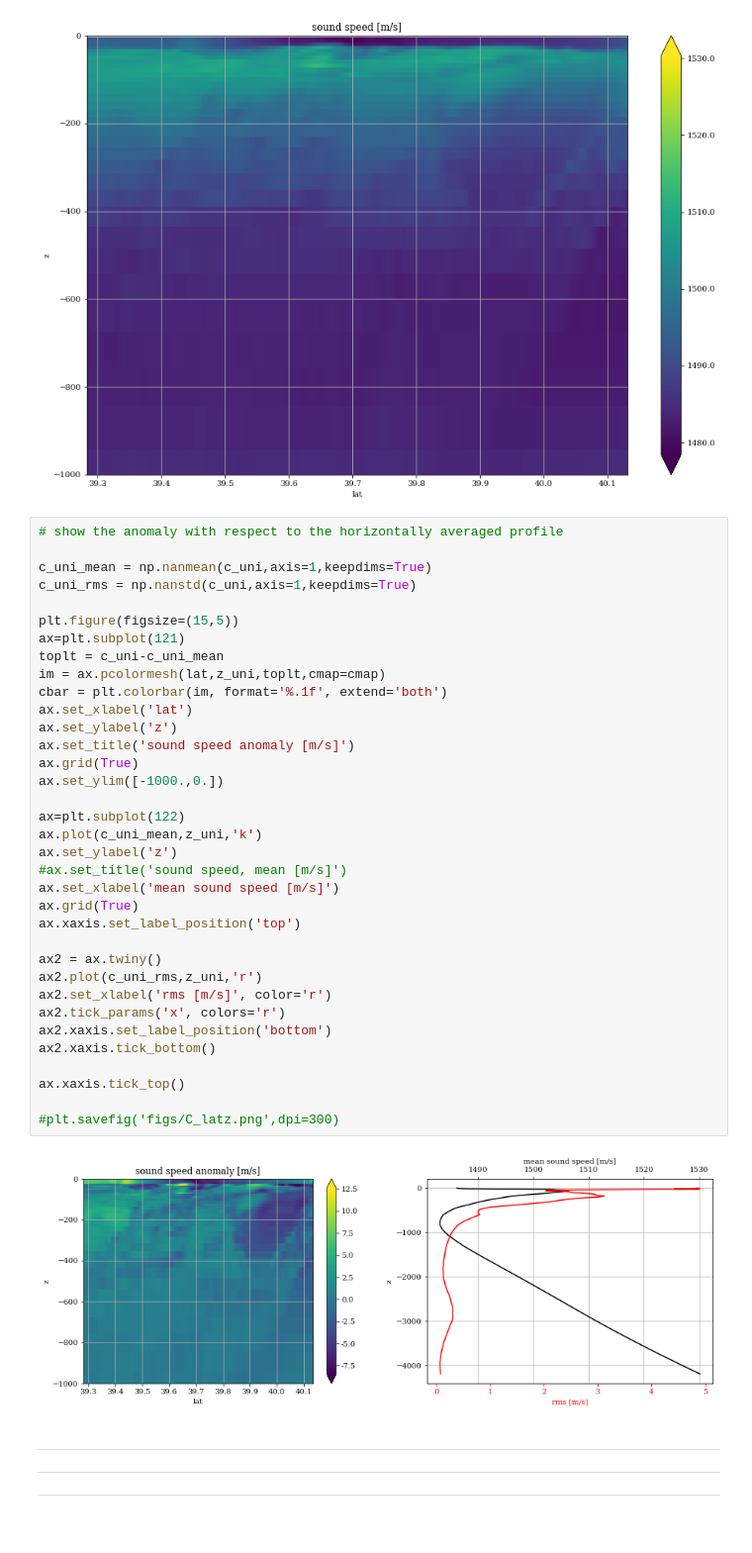
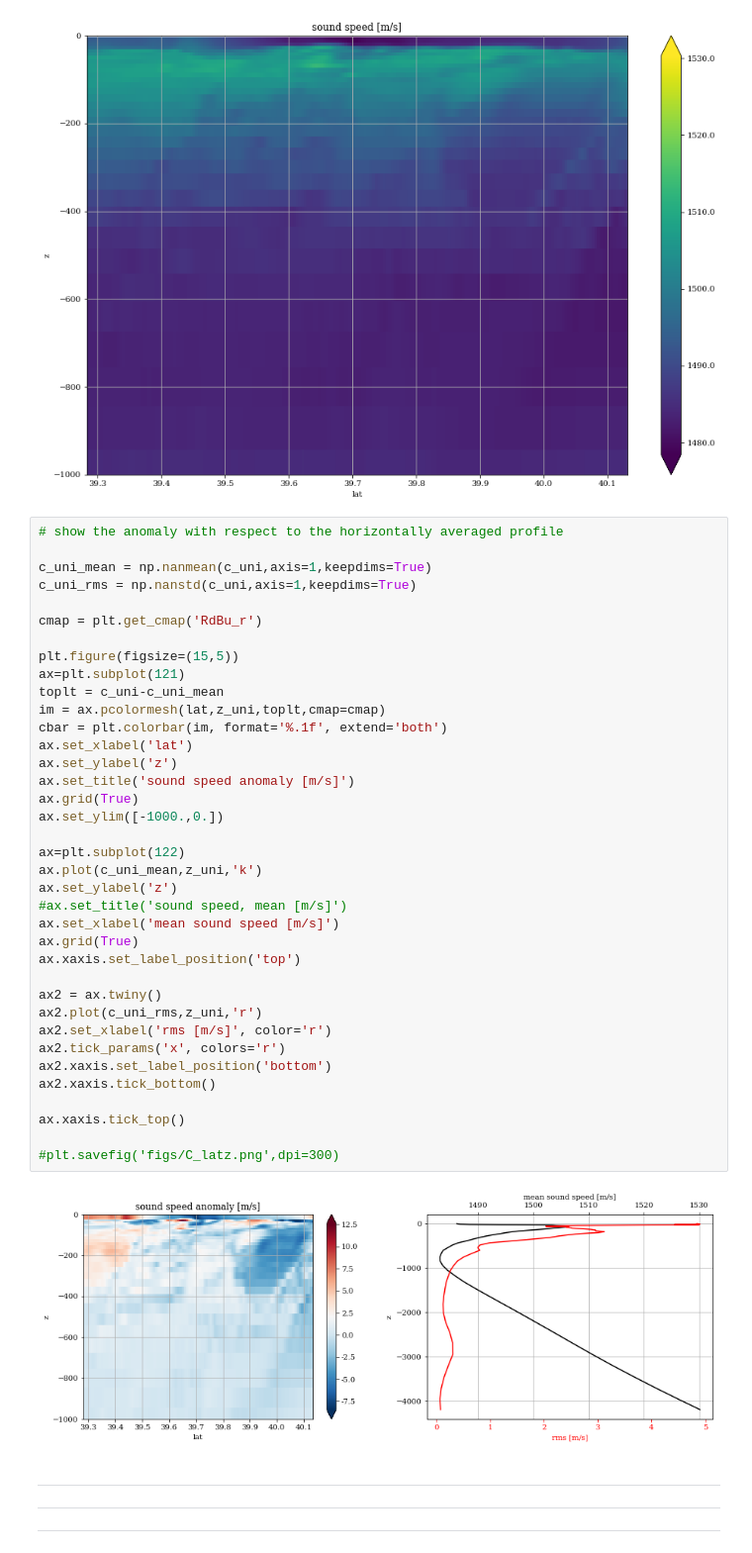
Before and after one commit to apatlpo/cognac, a Jupyter notebook: flow/celerity_maps_zoom.ipynb, the cells around one changed output. Shown: that part at 99% size. Cells and saved outputs as stored; diff of their text form.

```diff
--- a/flow/celerity_maps_zoom.ipynb
+++ b/flow/celerity_maps_zoom.ipynb
@@ -260,38 +261,40 @@ ax.set_ylim([-1000.,0.])
 
 c_uni_mean = np.nanmean(c_uni,axis=1,keepdims=True)
 c_uni_rms = np.nanstd(c_uni,axis=1,keepdims=True)
+
+cmap = plt.get_cmap('RdBu_r')
 
 plt.figure(figsize=(15,5))
 ax=plt.subplot(121)
 toplt = c_uni-c_uni_mean
 im = ax.pcolormesh(lat,z_uni,toplt,cmap=cmap)
 cbar = plt.colorbar(im, format='%.1f', extend='both')
 ax.set_xlabel('lat')
 ax.set_ylabel('z')
 ax.set_title('sound speed anomaly [m/s]')
 ax.grid(True)
 ax.set_ylim([-1000.,0.])
 
 ax=plt.subplot(122)
 ax.plot(c_uni_mean,z_uni,'k')
 ax.set_ylabel('z')
 #ax.set_title('sound speed, mean [m/s]')
 ax.set_xlabel('mean sound speed [m/s]')
 ax.grid(True)
 ax.xaxis.set_label_position('top')
 
 ax2 = ax.twiny()
 ax2.plot(c_uni_rms,z_uni,'r')
 ax2.set_xlabel('rms [m/s]', color='r')
 ax2.tick_params('x', colors='r')
 ax2.xaxis.set_label_position('bottom')
 ax2.xaxis.tick_bottom()
 
 ax.xaxis.tick_top()
 
 #plt.savefig('figs/C_latz.png',dpi=300)
 # %% [output]
-[figure, old version]
+[figure, new version]
 # %% [markdown]
 ---
 
```
Also changed, not shown: parts of 3 cells of this notebook, 3 other files.
